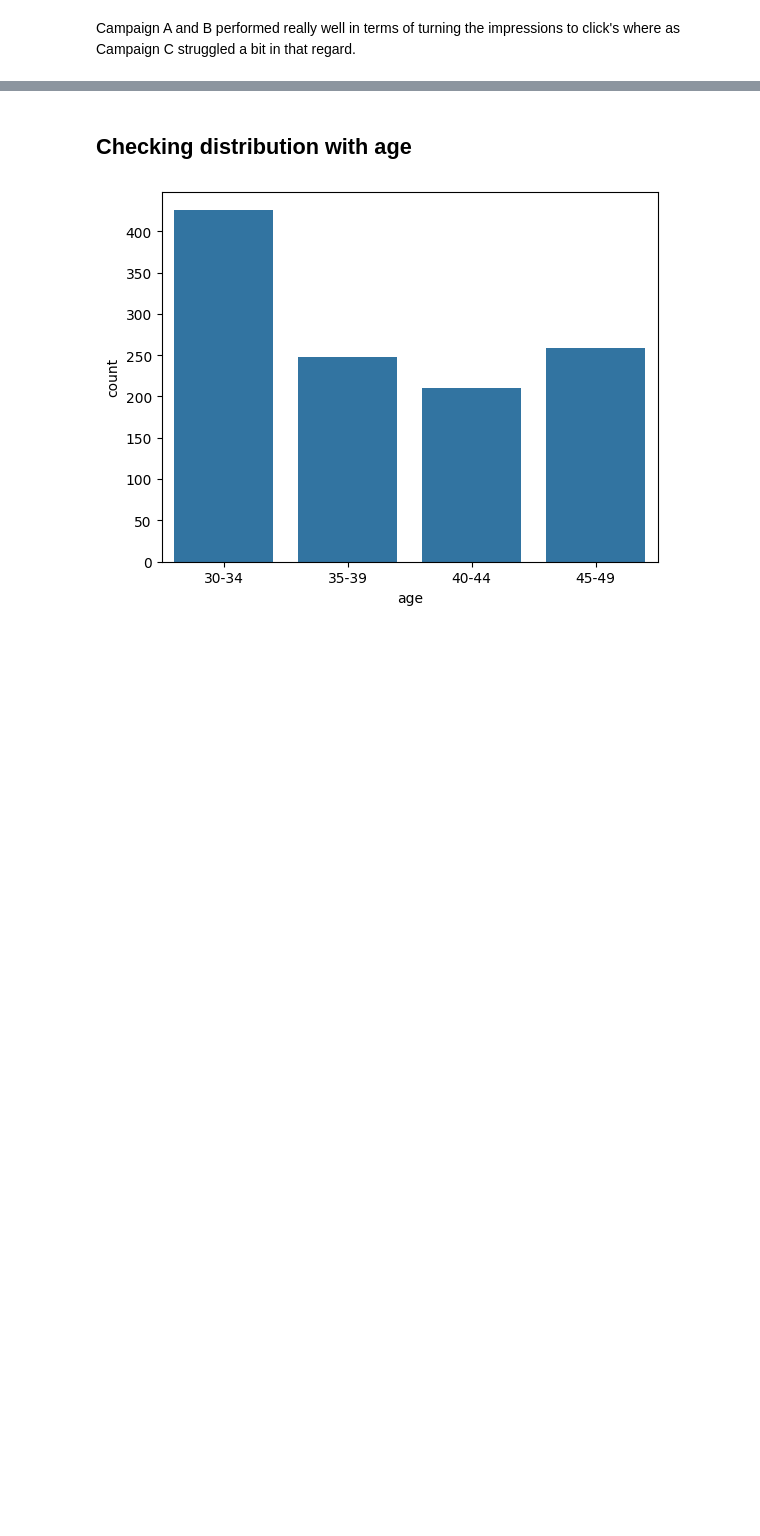
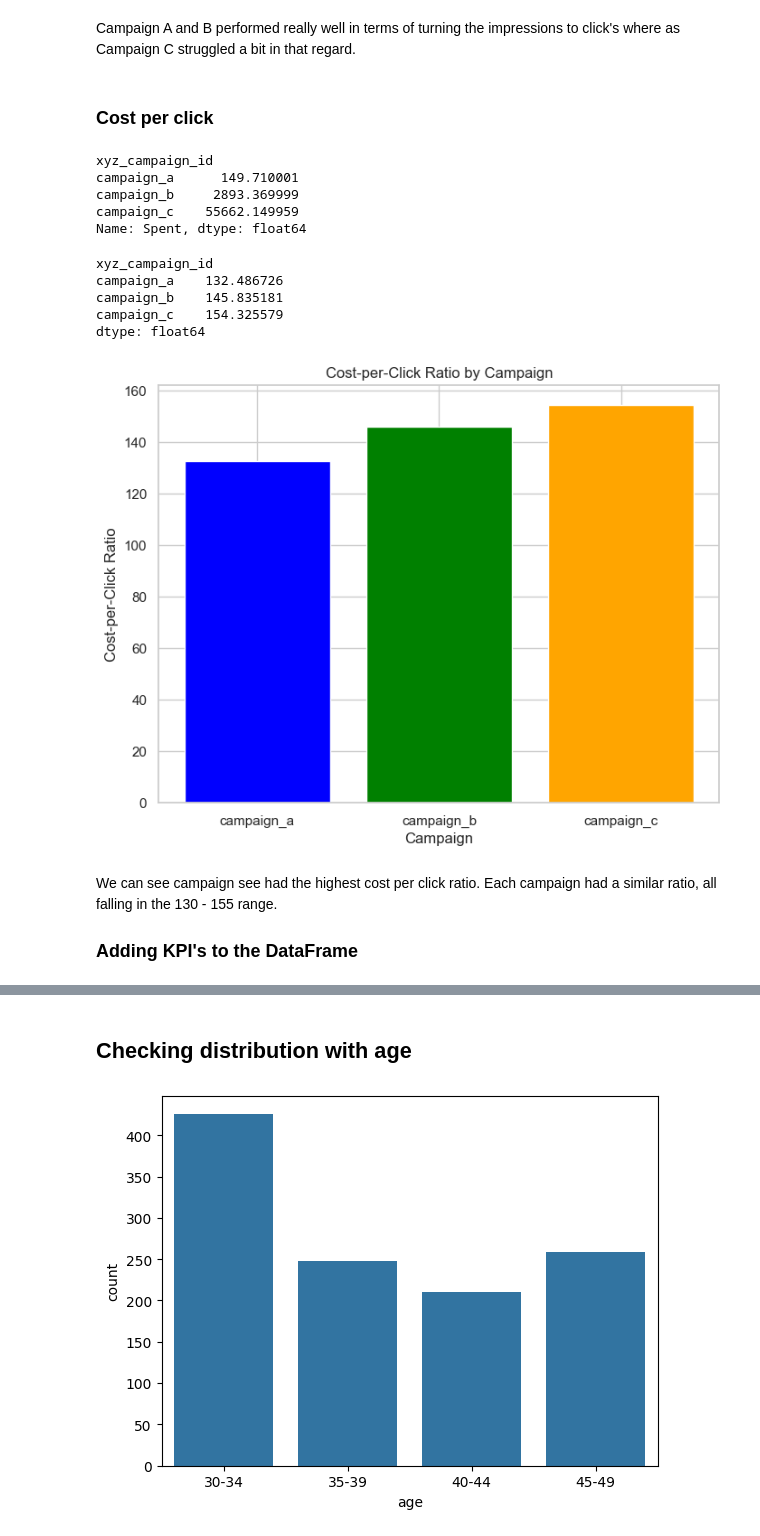
Before and after one commit to joela03/Marketing-EDA, a Jupyter notebook: marketing_eda.ipynb, the cells around one changed output, grey strips where cells are left out. Drawn from its saved outputs; the diff is of its cells as text; code cells hidden in the pictures; blank space fills up the shorter version.

Commit message:
added another kpi cost_per_click and added kpi columns to df for modelling

```diff
--- a/marketing_eda.ipynb
+++ b/marketing_eda.ipynb
@@ -247,2 +248,38 @@ plt.show()
 # %% [markdown]
 Campaign A and B performed really well in terms of turning the impressions to click's where as Campaign C struggled a bit in that regard.
+# %% [markdown]
+### Cost per click
+# %%
+campaign_spent_count = df.groupby("xyz_campaign_id")["Spent"].sum()
+print(campaign_spent_count)
+# %% [output]
+xyz_campaign_id
+campaign_a      149.710001
+campaign_b     2893.369999
+campaign_c    55662.149959
+Name: Spent, dtype: float64
+# %%
+cost_per_click_ratio = (campaign_spent_count/ campaign_click_count) * 100
+print(cost_per_click_ratio)
+# %% [output]
+xyz_campaign_id
+campaign_a    132.486726
+campaign_b    145.835181
+campaign_c    154.325579
+dtype: float64
+# %%
+# Visual reprsentation
+plt.figure(figsize=(8, 6))
+plt.bar(cost_per_click_ratio.index,
+        cost_per_click_ratio.values, color=['blue', 'green', 'orange'])
+
+plt.title('Cost-per-Click Ratio by Campaign')
+plt.xlabel('Campaign')
+plt.ylabel('Cost-per-Click Ratio')
+
+plt.show()
+# %% [output]
+[figure, added]
+# %% [markdown]
+We can see campaign see had the highest cost per click ratio. Each campaign had a similar ratio, all falling in the 130 - 155 range.
+### Adding KPI's to the DataFrame
```
Also changed, not shown: parts of 9 cells of this notebook.
